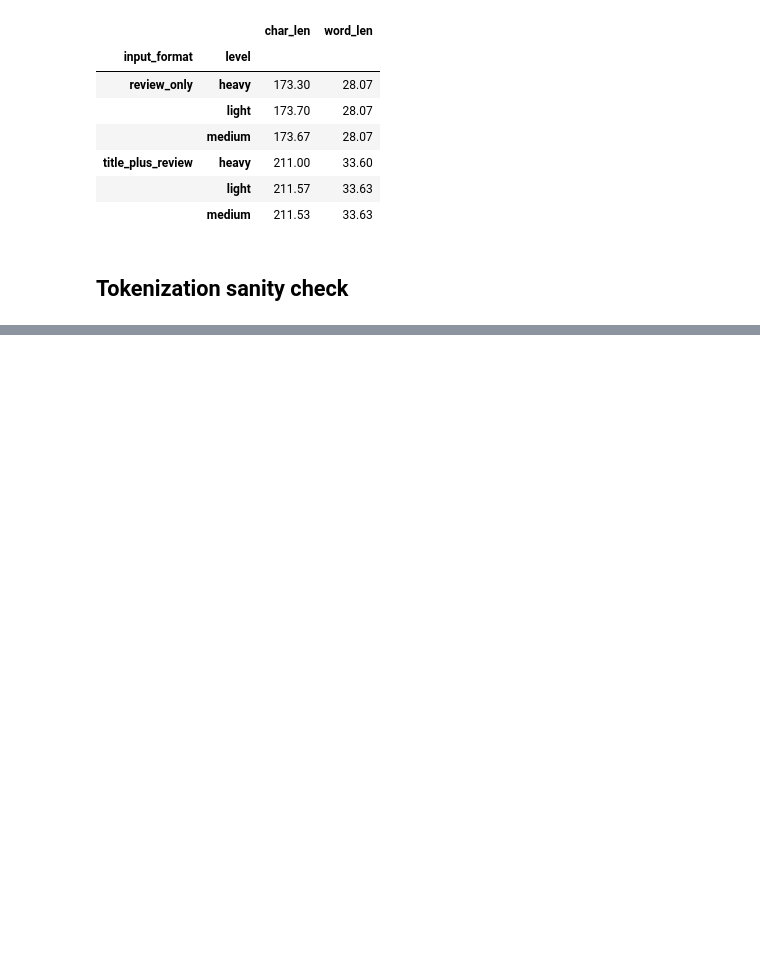
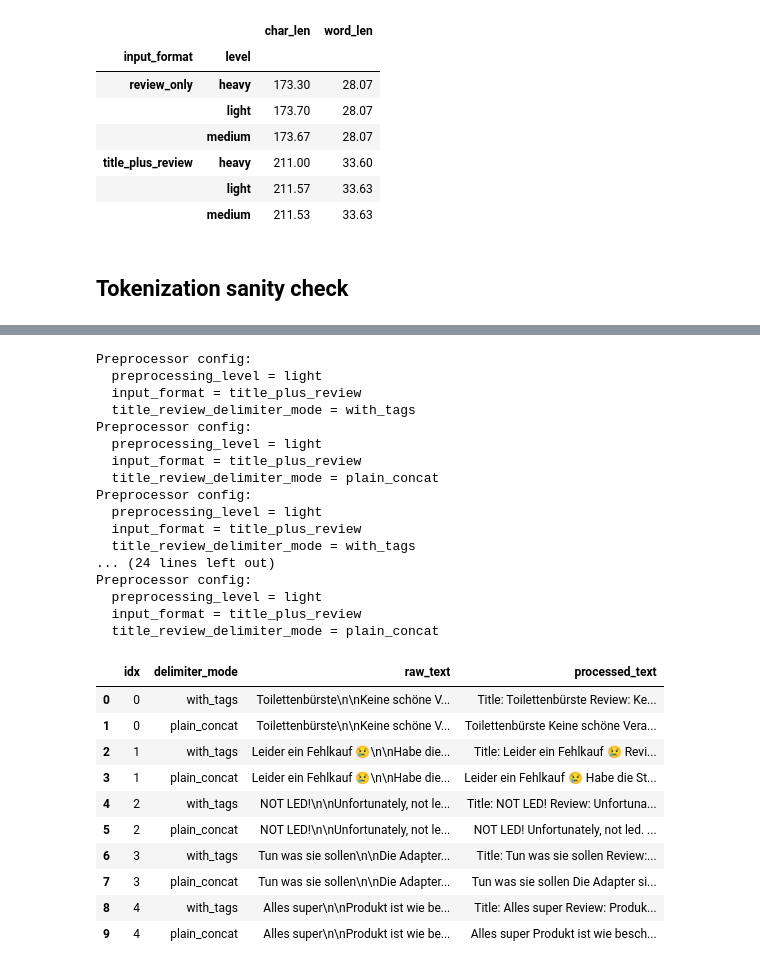
Before and after one commit to CIL-2026-embedding-breakers/text_classifier, a Jupyter notebook: deep_learning/preprocessing/preprocessing_sanity_check.ipynb, the cells around one changed output, grey strips where cells are left out. Saved outputs shown, nothing was run; the diff lists cells and outputs as text; code cells hidden in the pictures; blank space fills up the shorter version.

Commit message:
run de preprocessing fini

```diff
--- a/deep_learning/preprocessing/preprocessing_sanity_check.ipynb
+++ b/deep_learning/preprocessing/preprocessing_sanity_check.ipynb
@@ -341,0 +378,5 @@ Tokens:
+# %%
+df = pd.read_csv("data/train.csv")
+df_sample = df.sample(5, random_state=42).reset_index(drop=True)
+
+df_sample[["sentence"]].head()
@@ -341,0 +390,63 @@ Tokens:
+# %%
+rows = []
+
+for idx, row in df_sample.iterrows():
+    raw_text = row["sentence"]
+
+    for delimiter_mode in ["with_tags", "plain_concat"]:
+        cfg = Preprocessor_Configs(
+            max_length=128,
+            truncation=True,
+            padding=False,
+            preprocessing_level="light",
+            input_format="title_plus_review",
+            title_review_delimiter_mode=delimiter_mode,
+        )
+
+        preproc = Preprocessor(
+            configs=cfg,
+            tokenizer=tokenizer,
+            return_special_tokens_mask=False,
+        )
+
+        processed = preproc.preprocess_one_text(raw_text)
+
+        rows.append({
+            "idx": idx,
+            "delimiter_mode": delimiter_mode,
+            "raw_text": raw_text,
+            "processed_text": processed,
+        })
+
+comparison_df = pd.DataFrame(rows)
+pd.set_option("display.max_colwidth", 300)
+comparison_df
+# %% [output]
+Preprocessor config:
+  preprocessing_level = light
+  input_format = title_plus_review
+  title_review_delimiter_mode = with_tags
+Preprocessor config:
+  preprocessing_level = light
+  input_format = title_plus_review
+  title_review_delimiter_mode = plain_concat
+Preprocessor config:
+  preprocessing_level = light
+  input_format = title_plus_review
+  title_review_delimiter_mode = with_tags
+... (24 lines left out)
+Preprocessor config:
+  preprocessing_level = light
+  input_format = title_plus_review
+  title_review_delimiter_mode = plain_concat
+|  | idx | delimiter_mode | raw_text | processed_text |
+| 0 | 0 | with_tags | Toilettenbürste\n\nKeine schöne V... | Title: Toilettenbürste Review: Ke... |
+| 1 | 0 | plain_concat | Toilettenbürste\n\nKeine schöne V... | Toilettenbürste Keine schöne Vera... |
+| 2 | 1 | with_tags | Leider ein Fehlkauf 😢\n\nHabe die... | Title: Leider ein Fehlkauf 😢 Revi... |
+| 3 | 1 | plain_concat | Leider ein Fehlkauf 😢\n\nHabe die... | Leider ein Fehlkauf 😢 Habe die St... |
+| 4 | 2 | with_tags | NOT LED!\n\nUnfortunately, not le... | Title: NOT LED! Review: Unfortuna... |
+| 5 | 2 | plain_concat | NOT LED!\n\nUnfortunately, not le... | NOT LED! Unfortunately, not led. ... |
+| 6 | 3 | with_tags | Tun was sie sollen\n\nDie Adapter... | Title: Tun was sie sollen Review:... |
+| 7 | 3 | plain_concat | Tun was sie sollen\n\nDie Adapter... | Tun was sie sollen Die Adapter si... |
+| 8 | 4 | with_tags | Alles super\n\nProdukt ist wie be... | Title: Alles super Review: Produk... |
+| 9 | 4 | plain_concat | Alles super\n\nProdukt ist wie be... | Alles super Produkt ist wie besch... |
```
Also changed, not shown: parts of 8 cells of this notebook, 20 other files.
